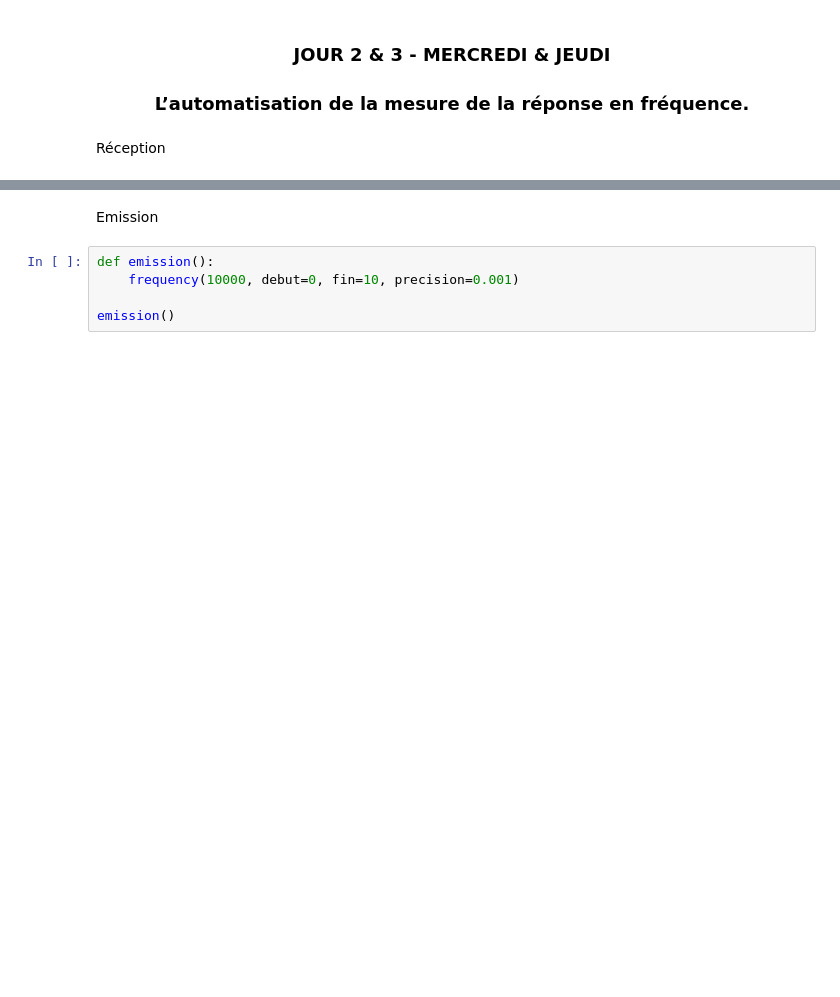
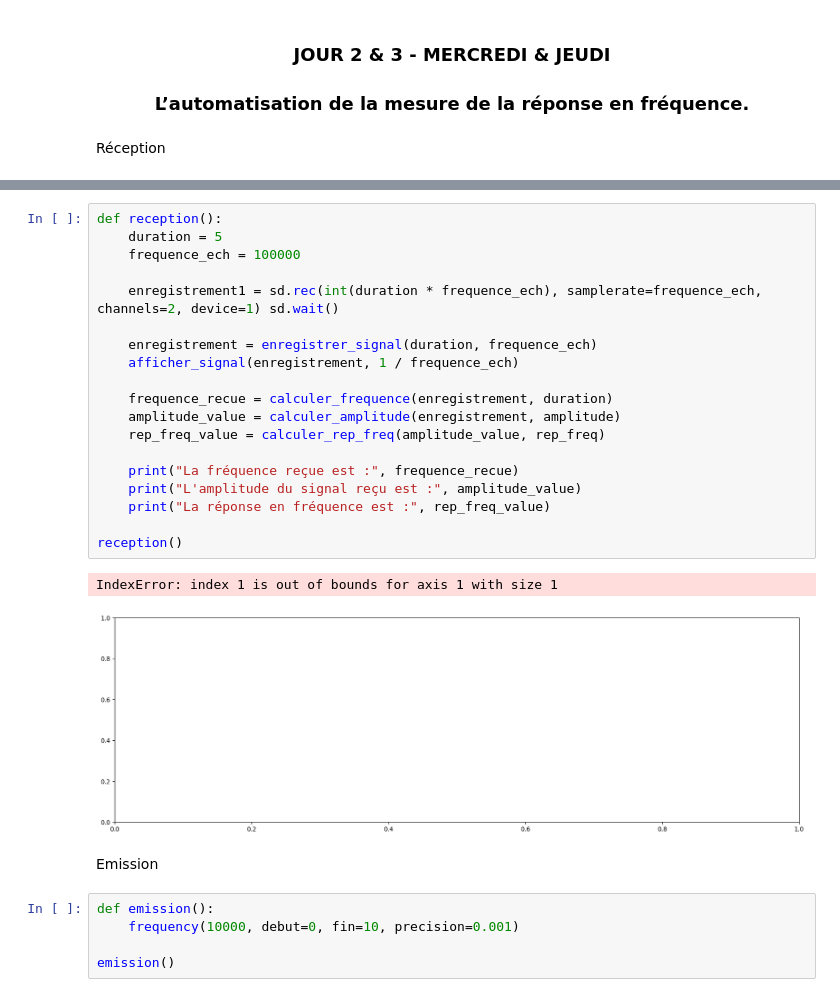
Before and after one commit to theohuguet01/sae103, a Jupyter notebook: SAE_Trans.ipynb, the cells around one changed output, grey strips where cells are left out. Saved outputs shown, nothing was run; the diff lists cells and outputs as text; blank space fills up the shorter version.

Commit message:
Update reception

```diff
--- a/SAE_Trans.ipynb
+++ b/SAE_Trans.ipynb
@@ -784,3 +786,25 @@ def reception():
+# %%
+def reception():
+    duration = 5
+    frequence_ech = 100000
+
+    enregistrement1 = sd.rec(int(duration * frequence_ech), samplerate=frequence_ech, channels=2, device=1) sd.wait()
+
+    enregistrement = enregistrer_signal(duration, frequence_ech)
+    afficher_signal(enregistrement, 1 / frequence_ech)
+
+    frequence_recue = calculer_frequence(enregistrement, duration)
+    amplitude_value = calculer_amplitude(enregistrement, amplitude)
+    rep_freq_value = calculer_rep_freq(amplitude_value, rep_freq)
+
+    print("La fréquence reçue est :", frequence_recue)
+    print("L'amplitude du signal reçu est :", amplitude_value)
+    print("La réponse en fréquence est :", rep_freq_value)
+
+reception()
+# %% [output]
+IndexError: index 1 is out of bounds for axis 1 with size 1
+[figure, added]
 # %% [markdown]
 Emission
 # %%
```
Also changed, not shown: parts of 1 cell of this notebook.
